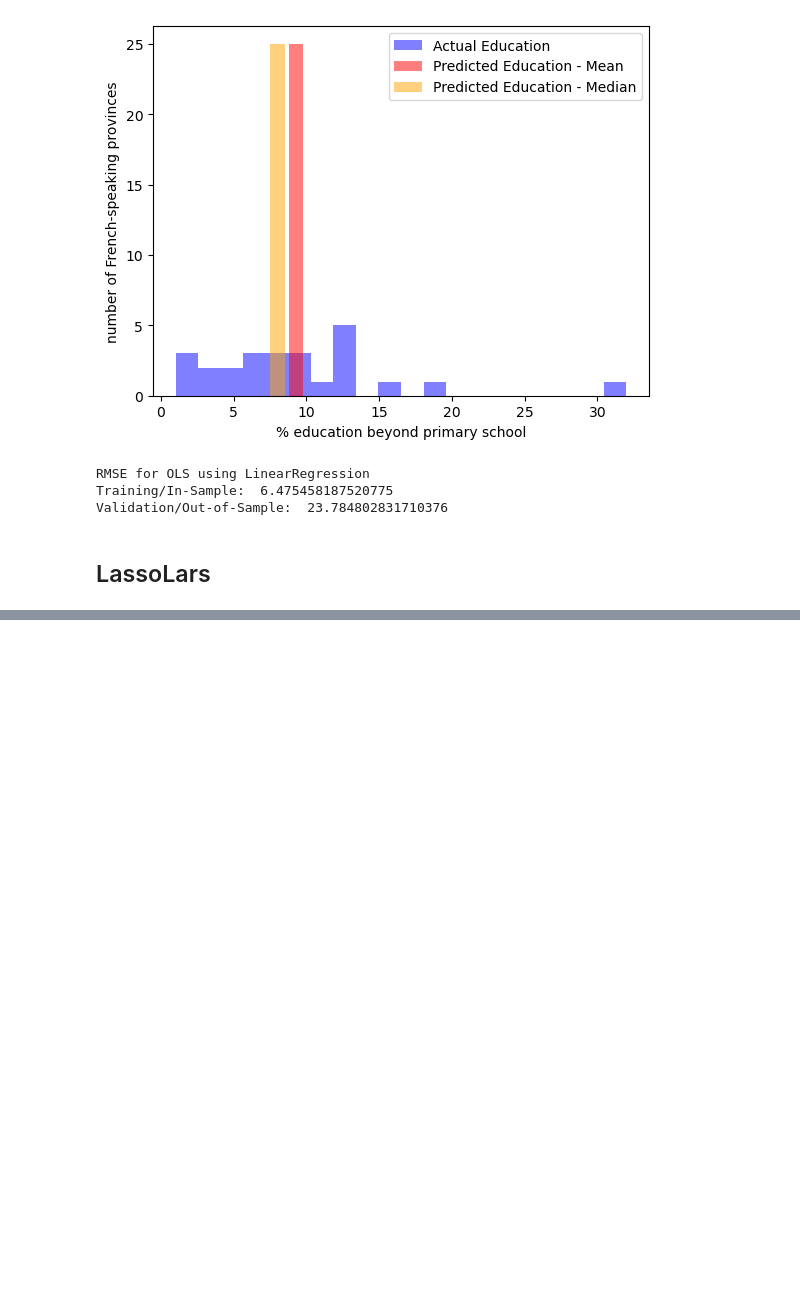
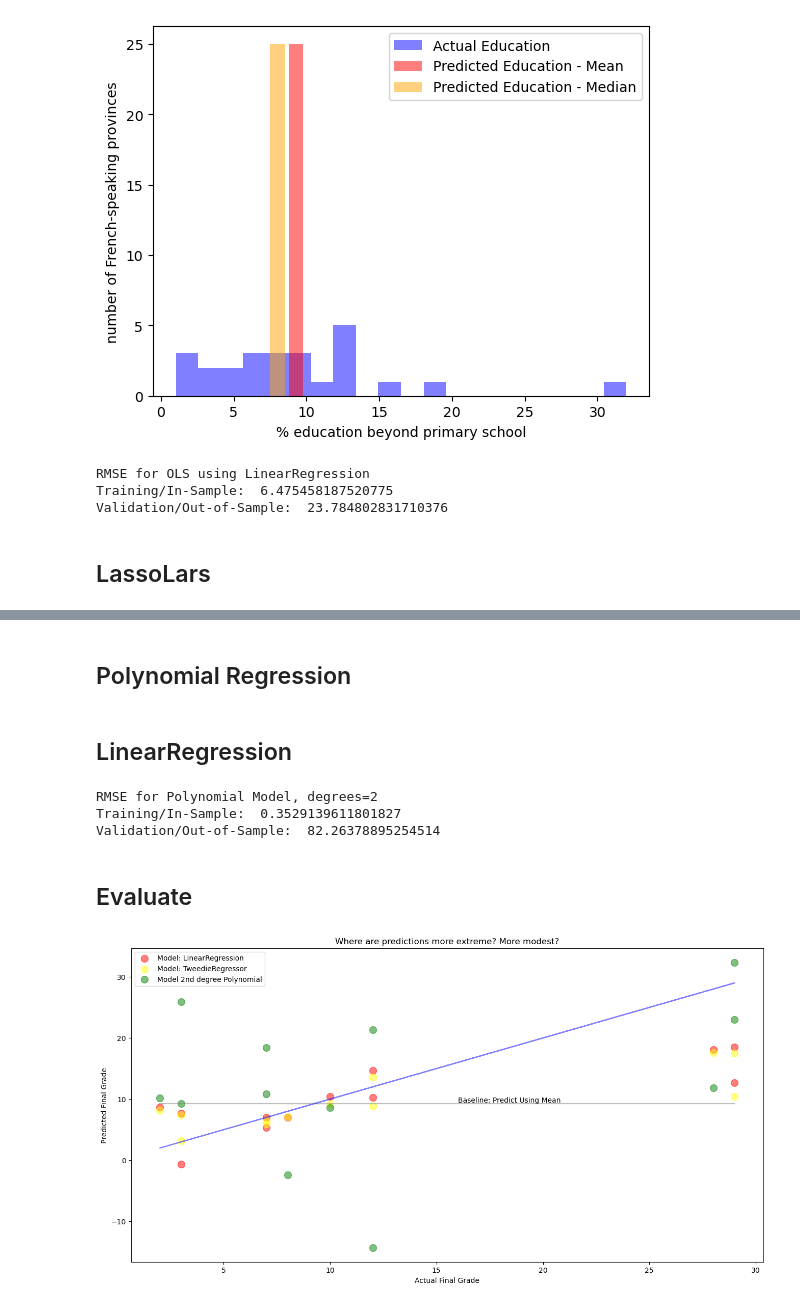
Before and after one commit to Garrett-Arnett/regression-exercises, a Jupyter notebook: modeling.ipynb, the cells around one changed output, grey strips where cells are left out. Cells and saved outputs as stored; diff of their text form; code cells hidden in the pictures; blank space fills up the shorter version.

Commit message:
model exercise

```diff
--- a/modeling.ipynb
+++ b/modeling.ipynb
@@ -167,0 +220,2 @@ Validation/Out-of-Sample:  23.784802831710376
+# %% [markdown]
+## Polynomial Regression
@@ -167,0 +231,51 @@ Validation/Out-of-Sample:  23.784802831710376
+# %% [markdown]
+## LinearRegression
+# %%
+lm2 = LinearRegression(normalize=True)
+
+# fit the model to our training data. We must specify the column in y_train,
+# since we have converted it to a dataframe from a series!
+lm2.fit(X_train_degree2, y_train.Education)
+
+# predict train
+y_train['Education_pred_lm2'] = lm2.predict(X_train_degree2)
+
+# evaluate: rmse
+rmse_train = mean_squared_error(y_train.Education, y_train.Education_pred_lm2)**1/2
+
+# predict validate
+y_validate['Education_pred_lm2'] = lm2.predict(X_validate_degree2)
+
+# evaluate: rmse
+rmse_validate = mean_squared_error(y_validate.Education, y_validate.Education_pred_lm2)**1/2
+
+print("RMSE for Polynomial Model, degrees=2\nTraining/In-Sample: ", rmse_train,
+      "\nValidation/Out-of-Sample: ", rmse_validate)
+# %% [output]
+RMSE for Polynomial Model, degrees=2
+Training/In-Sample:  0.3529139611801827
+Validation/Out-of-Sample:  82.26378895254514
+# %% [markdown]
+## Evaluate
+# %%
+plt.figure(figsize=(16,8))
+plt.plot(y_validate.Education, y_validate.Education_pred_mean, alpha=.5, color="gray", label='_nolegend_')
+plt.annotate("Baseline: Predict Using Mean", (16, 9.5))
+plt.plot(y_validate.Education, y_validate.Education, alpha=.5, color="blue", label='_nolegend_')
+plt.annotate("The Ideal Line: Predicted = Actual", (.5, 3.5), rotation=15.5)
+
+plt.scatter(y_validate.Education, y_validate.Education_pred_lm,
+            alpha=.5, color="red", s=100, label="Model: LinearRegression")
+plt.scatter(y_validate.Education, y_validate.Education_pred_glm,
+            alpha=.5, color="yellow", s=100, label="Model: TweedieRegressor")
+plt.scatter(y_validate.Education, y_validate.Education_pred_lm2,
+            alpha=.5, color="green", s=100, label="Model 2nd degree Polynomial")
+plt.legend()
+plt.xlabel("Actual Final Grade")
+plt.ylabel("Predicted Final Grade")
+plt.title("Where are predictions more extreme? More modest?")
+# plt.annotate("The polynomial model appears to overreact to noise", (2.0, -10))
+# plt.annotate("The OLS model (LinearRegression)\n appears to be most consistent", (15.5, 3))
+plt.show()
+# %% [output]
+[figure, added]
```
Also changed, not shown: parts of 7 cells of this notebook.
